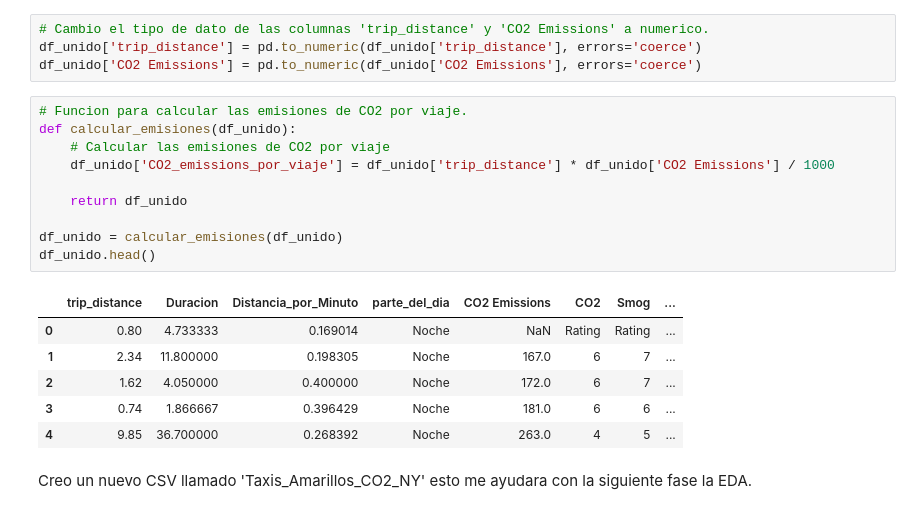
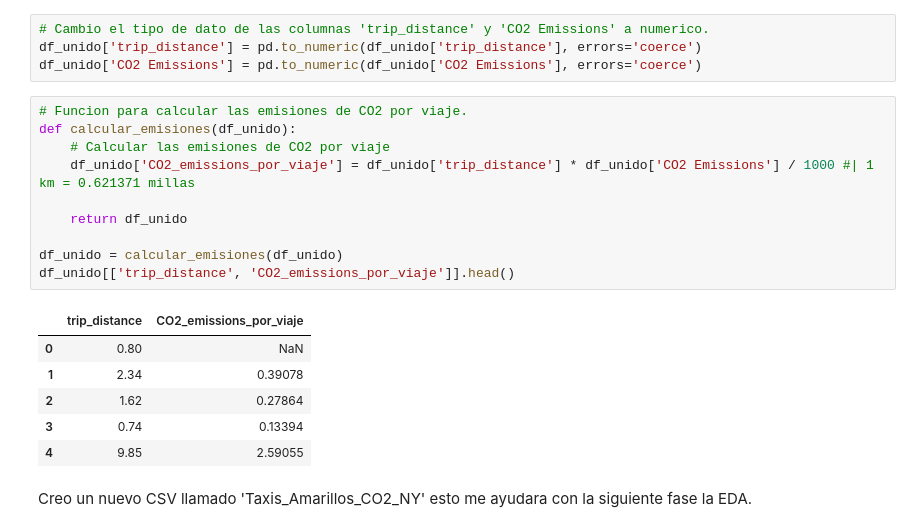
Before and after one commit to rominaEsc/New_York_City_Greenhouse_Gas_Emissions_Analysis, a Jupyter notebook: ETL_Taxis_NY/ETL_Metricas.ipynb, the cells around one changed output. Cells and saved outputs as stored; diff of their text form.

```diff
--- a/ETL_Taxis_NY/ETL_Metricas.ipynb
+++ b/ETL_Taxis_NY/ETL_Metricas.ipynb
@@ -381,20 +381,20 @@ df_unido['CO2 Emissions'] = pd.to_numeric(df_unido['CO2 Emissions'], errors='coe
 # %%
 # Funcion para calcular las emisiones de CO2 por viaje.
 def calcular_emisiones(df_unido):
     # Calcular las emisiones de CO2 por viaje
-    df_unido['CO2_emissions_por_viaje'] = df_unido['trip_distance'] * df_unido['CO2 Emissions'] / 1000
+    df_unido['CO2_emissions_por_viaje'] = df_unido['trip_distance'] * df_unido['CO2 Emissions'] / 1000 #| 1 km = 0.621371 millas
 
     return df_unido
 
 df_unido = calcular_emisiones(df_unido)
-df_unido.head()
+df_unido[['trip_distance', 'CO2_emissions_por_viaje']].head()
 # %% [output]
-|  | trip_distance | Duracion | Distancia_por_Minuto | parte_del_dia | CO2 Emissions | CO2 | Smog | ... |
-| 0 | 0.80 | 4.733333 | 0.169014 | Noche | NaN | Rating | Rating | ... |
-| 1 | 2.34 | 11.800000 | 0.198305 | Noche | 167.0 | 6 | 7 | ... |
-| 2 | 1.62 | 4.050000 | 0.400000 | Noche | 172.0 | 6 | 7 | ... |
-| 3 | 0.74 | 1.866667 | 0.396429 | Noche | 181.0 | 6 | 6 | ... |
-| 4 | 9.85 | 36.700000 | 0.268392 | Noche | 263.0 | 4 | 5 | ... |
+|  | trip_distance | CO2_emissions_por_viaje |
+| 0 | 0.80 | NaN |
+| 1 | 2.34 | 0.39078 |
+| 2 | 1.62 | 0.27864 |
+| 3 | 0.74 | 0.13394 |
+| 4 | 9.85 | 2.59055 |
 # %% [markdown]
 Creo un nuevo CSV llamado 'Taxis_Amarillos_CO2_NY' esto me ayudara con la siguiente fase la EDA.
 # %%
```
Also changed, not shown: parts of 25 cells of this notebook.
